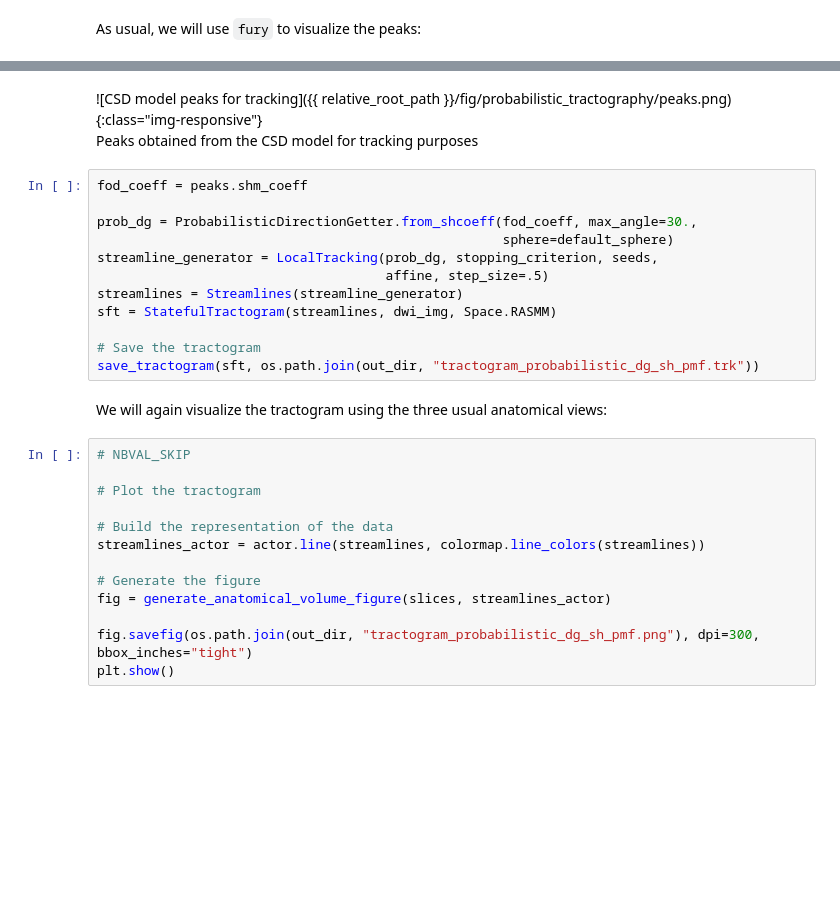
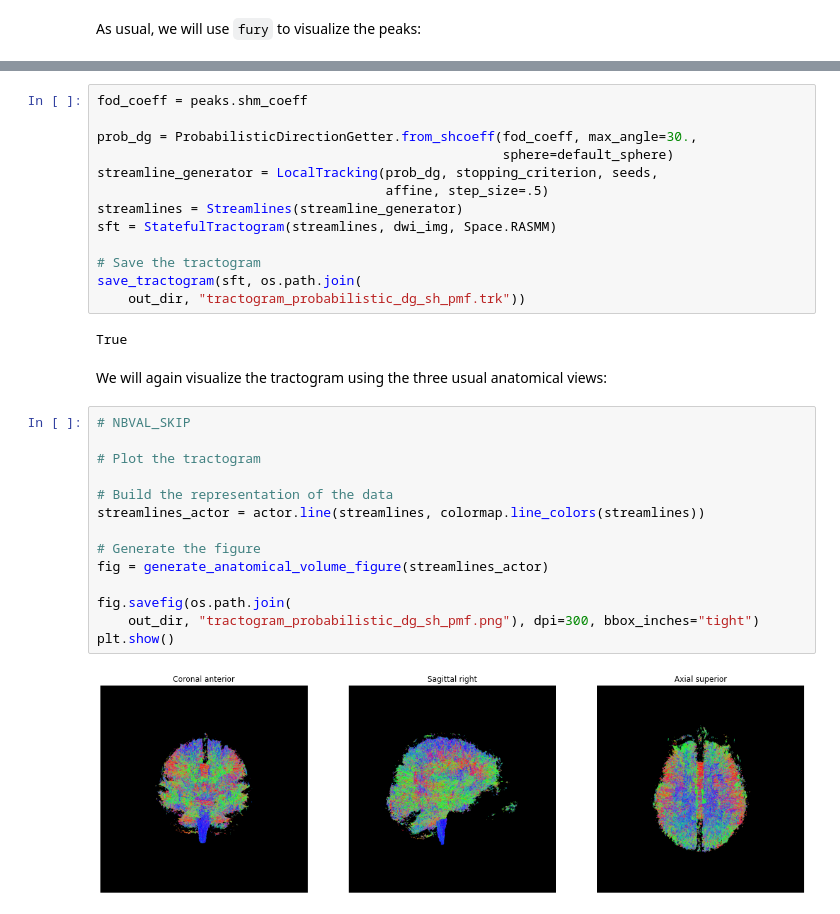
Before and after one commit to carpentries-incubator/SDC-BIDS-dMRI, a Jupyter notebook: code/probabilistic_tractography/probabilistic_tractography.ipynb, the cells around one changed output, grey strips where cells are left out. Drawn from its saved outputs; the diff is of its cells as text; blank space fills up the shorter version.

```diff
--- a/code/probabilistic_tractography/probabilistic_tractography.ipynb
+++ b/code/probabilistic_tractography/probabilistic_tractography.ipynb
@@ -285,6 +302,3 @@ plt.show()
-# %% [markdown]
-![CSD model peaks for tracking]({{ relative_root_path }}/fig/probabilistic_tractography/peaks.png){:class="img-responsive"} \
-Peaks obtained from the CSD model for tracking purposes
 # %%
 fod_coeff = peaks.shm_coeff
 
@@ -296,19 +310,25 @@ streamlines = Streamlines(streamline_generator)
 sft = StatefulTractogram(streamlines, dwi_img, Space.RASMM)
 
 # Save the tractogram
-save_tractogram(sft, os.path.join(out_dir, "tractogram_probabilistic_dg_sh_pmf.trk"))
+save_tractogram(sft, os.path.join(
+    out_dir, "tractogram_probabilistic_dg_sh_pmf.trk"))
+# %% [output]
+True
 # %% [markdown]
 We will again visualize the tractogram using the three usual anatomical views:
 # %%
 # NBVAL_SKIP
 
 # Plot the tractogram
 
 # Build the representation of the data
 streamlines_actor = actor.line(streamlines, colormap.line_colors(streamlines))
 
 # Generate the figure
-fig = generate_anatomical_volume_figure(slices, streamlines_actor)
+fig = generate_anatomical_volume_figure(streamlines_actor)
 
-fig.savefig(os.path.join(out_dir, "tractogram_probabilistic_dg_sh_pmf.png"), dpi=300, bbox_inches="tight")
+fig.savefig(os.path.join(
+    out_dir, "tractogram_probabilistic_dg_sh_pmf.png"), dpi=300, bbox_inches="tight")
 plt.show()
+# %% [output]
+[figure, added]
```
Also changed, not shown: parts of 12 cells of this notebook.
